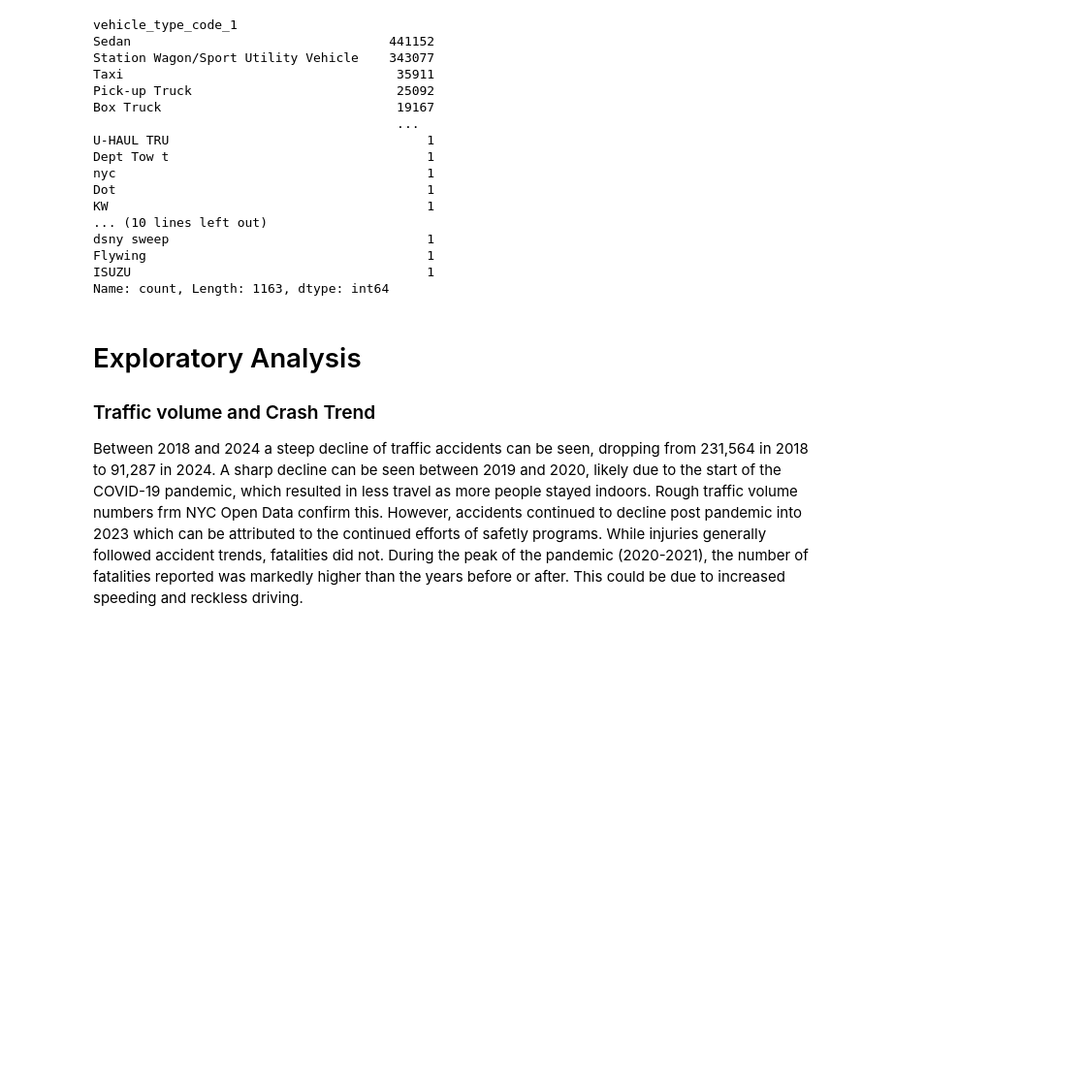
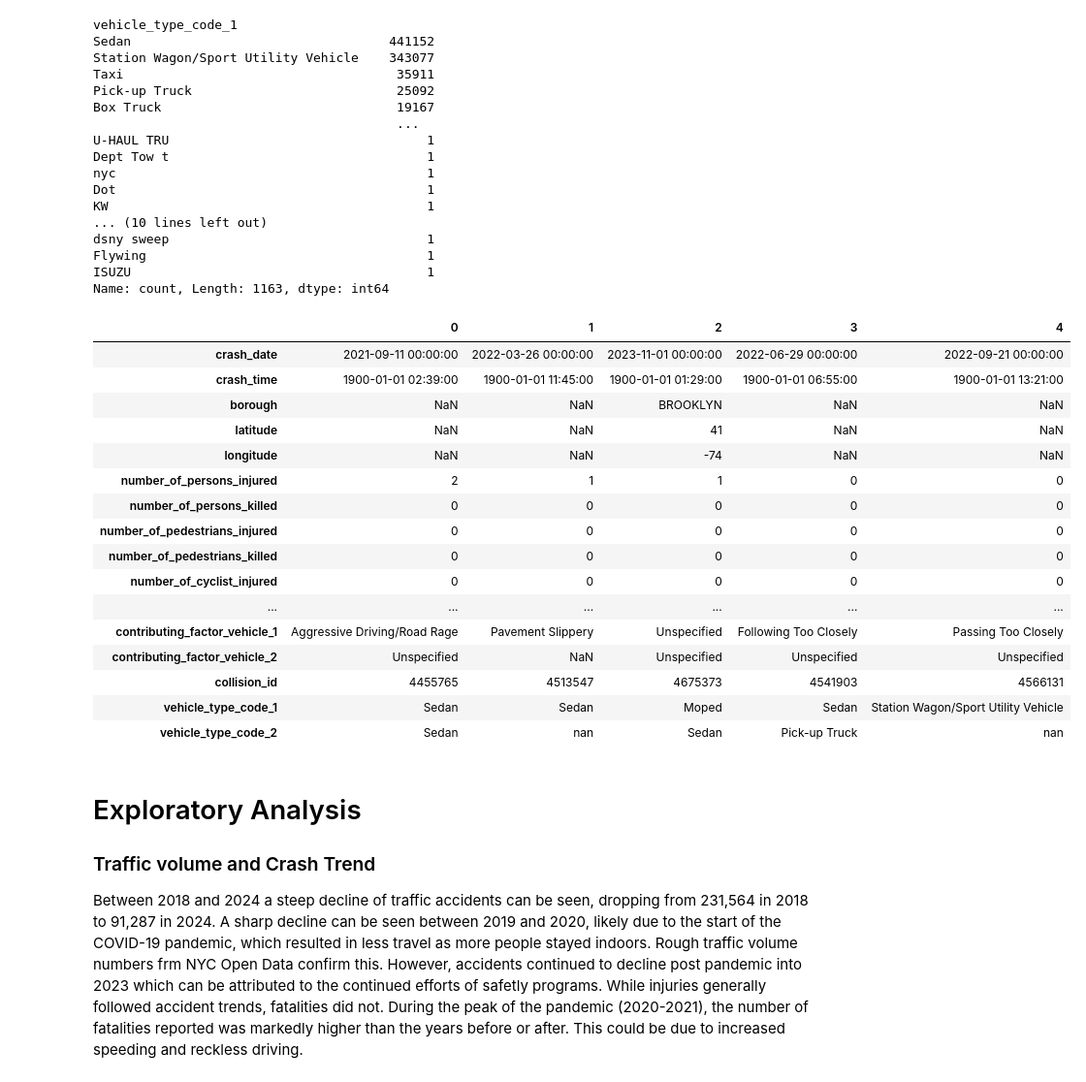
Before and after one commit to JourdonLynch/The-Streets-of-New-York, a Jupyter notebook: the-streets-of-ny.ipynb, the cells around one changed output. Shown at 97% size. Saved outputs shown, nothing was run; the diff lists cells and outputs as text; code cells hidden in the pictures; blank space fills up the shorter version.

```diff
--- a/the-streets-of-ny.ipynb
+++ b/the-streets-of-ny.ipynb
@@ -63,6 +62,9 @@ Collecting swifter
 Successfully built swifter
 Installing collected packages: swifter
 Successfully installed swifter-1.4.0
+# %%
+pd.options.display.float_format = '{:,.0f}'.format
+pd.options.display.max_columns = None
 # %% [markdown]
 # Inspecting the dataframe
 
@@ -316,6 +311,26 @@ dsny sweep                                  1
 Flywing                                     1
 ISUZU                                       1
 Name: count, Length: 1163, dtype: int64
+# %%
+traffic_df.head().T
+# %% [output]
+|  | 0 | 1 | 2 | 3 | 4 |
+| crash_date | 2021-09-11 00:00:00 | 2022-03-26 00:00:00 | 2023-11-01 00:00:00 | 2022-06-29 00:00:00 | 2022-09-21 00:00:00 |
+| crash_time | 1900-01-01 02:39:00 | 1900-01-01 11:45:00 | 1900-01-01 01:29:00 | 1900-01-01 06:55:00 | 1900-01-01 13:21:00 |
+| borough | NaN | NaN | BROOKLYN | NaN | NaN |
+| latitude | NaN | NaN | 41 | NaN | NaN |
+| longitude | NaN | NaN | -74 | NaN | NaN |
+| number_of_persons_injured | 2 | 1 | 1 | 0 | 0 |
+| number_of_persons_killed | 0 | 0 | 0 | 0 | 0 |
+| number_of_pedestrians_injured | 0 | 0 | 0 | 0 | 0 |
+| number_of_pedestrians_killed | 0 | 0 | 0 | 0 | 0 |
+| number_of_cyclist_injured | 0 | 0 | 0 | 0 | 0 |
+| ... | ... | ... | ... | ... | ... |
+| contributing_factor_vehicle_1 | Aggressive Driving/Road Rage | Pavement Slippery | Unspecified | Following Too Closely | Passing Too Closely |
+| contributing_factor_vehicle_2 | Unspecified | NaN | Unspecified | Unspecified | Unspecified |
+| collision_id | 4455765 | 4513547 | 4675373 | 4541903 | 4566131 |
+| vehicle_type_code_1 | Sedan | Sedan | Moped | Sedan | Station Wagon/Sport Utility Vehicle |
+| vehicle_type_code_2 | Sedan | nan | Sedan | Pick-up Truck | nan |
 # %% [markdown]
 # Exploratory Analysis
 ###  Traffic volume and Crash Trend
```
Also changed, not shown: parts of 17 cells of this notebook.
